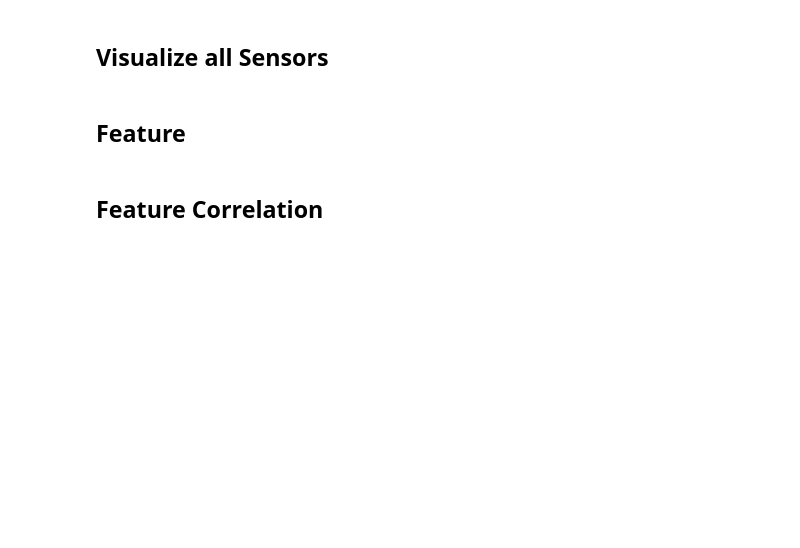
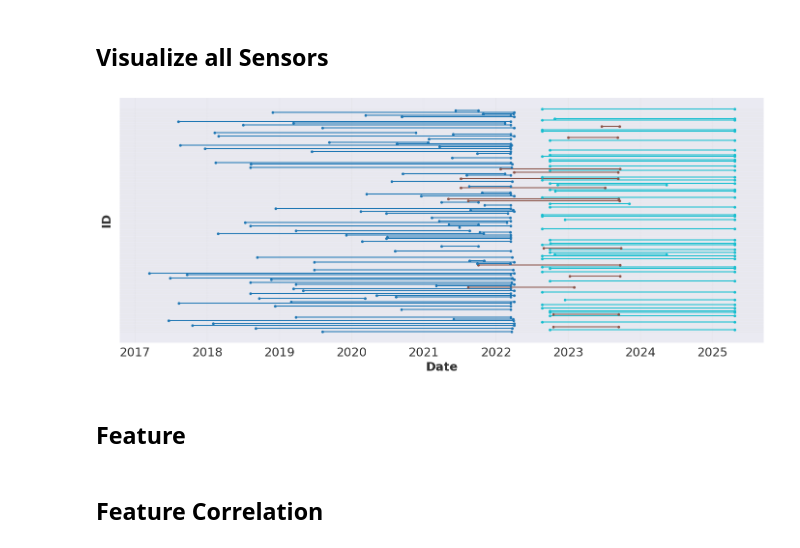
Before and after one commit to marja-w/energy-forecast-benchmark, a Jupyter notebook: notebooks/1.1-mw-data-exploration.ipynb, the cells around one changed output. Drawn from its saved outputs; the diff is of its cells as text; code cells hidden in the pictures; blank space fills up the shorter version.

```diff
--- a/notebooks/1.1-mw-data-exploration.ipynb
+++ b/notebooks/1.1-mw-data-exploration.ipynb
@@ -15,5 +15,8 @@ df_missing_dates = pl.read_csv(REPORTS_DIR / "missing_dates.csv")
 # %%
-df_interim
+df_dh = pl.read_csv(INTERIM_DATA_DIR / "dh_daily.csv").drop(["sensor_id"]).with_columns(pl.lit("dh").alias("source"))
+df_l = pl.read_csv(INTERIM_DATA_DIR / "legacy_daily.csv").with_columns(pl.lit("legacy").alias("source"))
+df_k = pl.read_csv(INTERIM_DATA_DIR / "kinergy_daily.csv").drop(["avg_env_temp"]).with_columns(pl.lit("kinergy").alias("source"))
+df_daily = pl.concat([df_dh, df_l, df_k])
 # %% [markdown]
 ## Meta Data
 # %%
@@ -185,10 +224,10 @@ from datetime import datetime
 import os
 
 # Data preparation (same as original)
-df = df_interim
+df = df_daily
 df_min_max_dates = df.group_by(["id"]).agg(
-    [pl.col("date").min().alias("min_date"),
-     pl.col("date").max().alias("max_date"),
+    [pl.col("datetime").min().alias("min_date"),
+     pl.col("datetime").max().alias("max_date"),
      pl.len().alias("days"),
      pl.col("source").first().alias("source")
      ]
@@ -253,34 +292,37 @@ ax.set_yticklabels([])
 # Format x-axis to show only years
 ax.xaxis.set_major_formatter(mdates.DateFormatter('%Y'))
 ax.xaxis.set_major_locator(mdates.YearLocator())
 ax.xaxis.set_minor_locator(mdates.MonthLocator())
 
 # Increase font size for x-axis tick labels
 ax.tick_params(axis='x', labelsize=18)
 plt.setp(ax.xaxis.get_majorticklabels(), rotation=0, ha='center')
 
 # Add legend
 # ax.legend(title='Days', bbox_to_anchor=(1.05, 1), loc='upper left')
 # Add legend showing source colors
-#ax.legend(bbox_to_anchor=(1.05, 1), loc='upper left', fontsize=14)
+# ax.legend(bbox_to_anchor=(1.05, 1), loc='upper left', fontsize=14)
 
 # Grid for better readability
 ax.grid(True, alpha=0.3)
 
 # Tight layout to prevent label cutoff
 plt.tight_layout()
 
 # Create output directory if it doesn't exist
 os.makedirs("../reports/figures", exist_ok=True)
 
 # Save figure
 plt.savefig("../reports/figures/gaszähler_start_end_datum.png",
             dpi=300,
             bbox_inches='tight',
             facecolor='white')
 
+plt.savefig(FIGURES_DIR / "gaszähler_start_end_datum.pdf", format="pdf", dpi=600, bbox_inches='tight', facecolor='white')
 # Show plot
 plt.show()
+# %% [output]
+[figure, added]
 # %%
 import plotly.graph_objs as go
 
```
Also changed, not shown: parts of 4 cells of this notebook, 7 other files.
